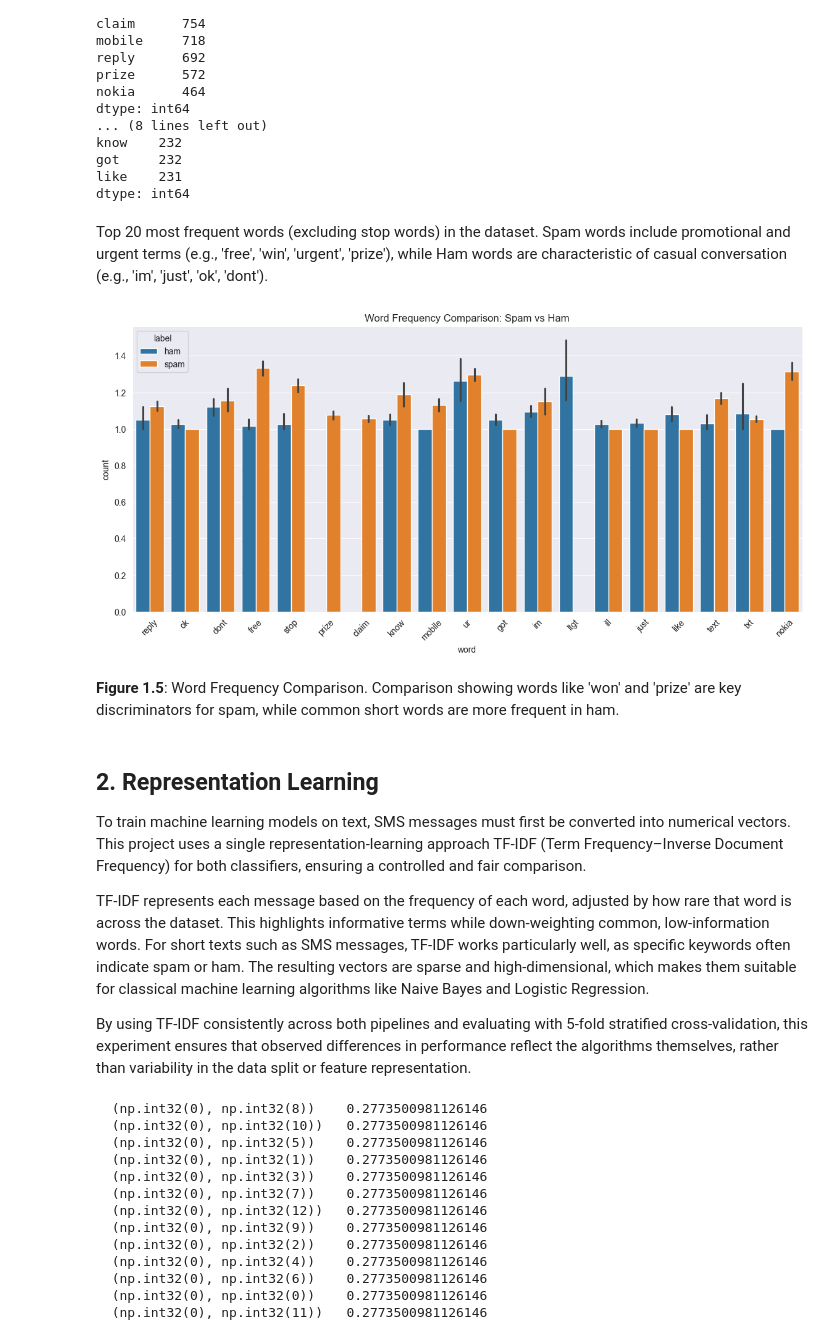
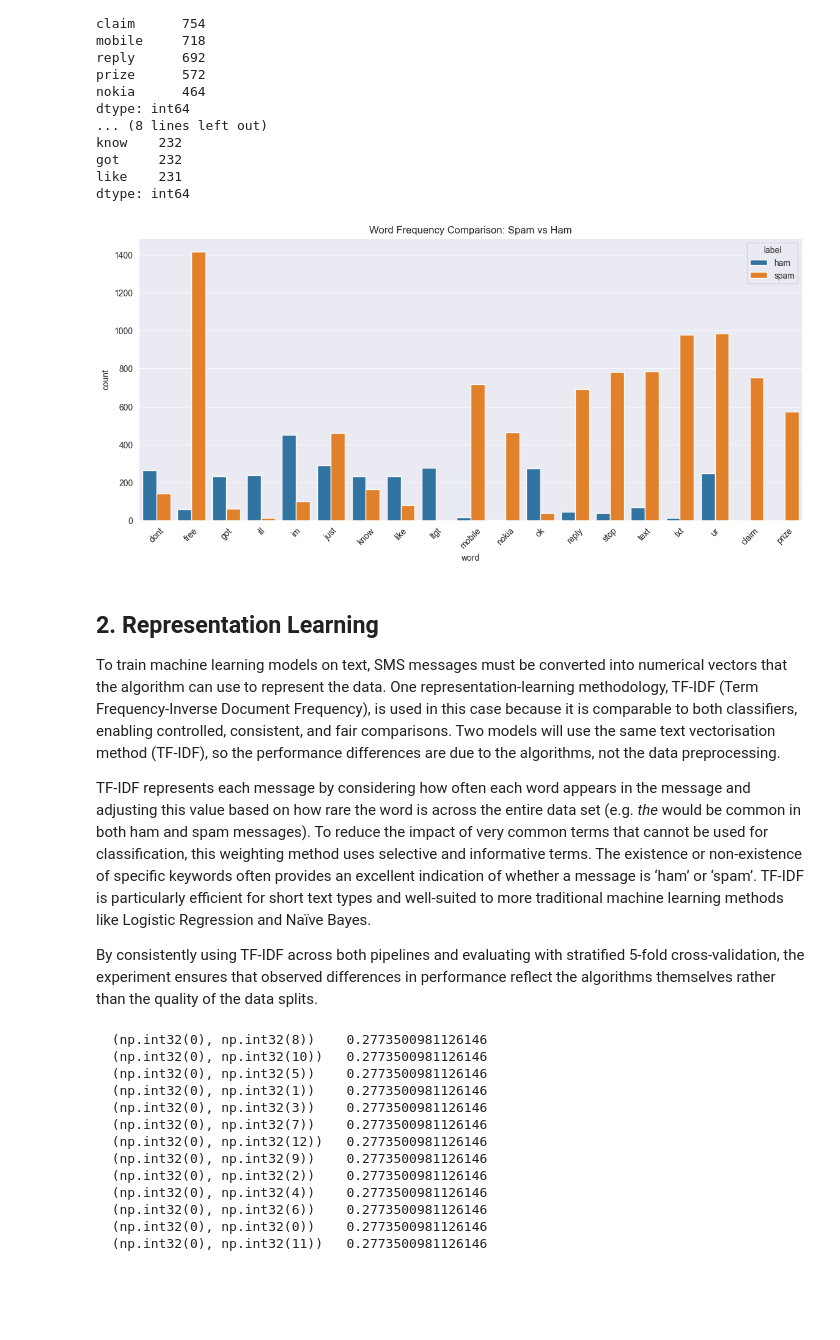
Before and after one commit to milenkirilov888/ce4145-natural-language-processing, a Jupyter notebook: coursework.ipynb, the cells around one changed output. Drawn from its saved outputs; the diff is of its cells as text; code cells hidden in the pictures; blank space fills up the shorter version.

```diff
--- a/coursework.ipynb
+++ b/coursework.ipynb
@@ -128,42 +123,45 @@ know    232
 got     232
 like    231
 dtype: int64
-# %% [markdown]
-Top 20 most frequent words (excluding stop words) in the dataset. Spam words include promotional and urgent terms (e.g., 'free', 'win', 'urgent', 'prize'), while Ham words are characteristic of casual conversation (e.g., 'im', 'just', 'ok', 'dont').
 # %%
 top_words = list(spam_words.index[:20]) + list(ham_words.index[:20])
 top_words = list(set(top_words))  # remove duplicates
 
 # keep label and top words for plot
 freq_df = df_counts[['label'] + top_words]
-
 freq_long = freq_df.melt(
     id_vars='label',
     var_name='word',
     value_name='count'
 )
-
 # keep only non-zero occurrences
 freq_long = freq_long[freq_long['count'] > 0]
 
-# plot word frequencies
-plt.figure(figsize=(14,6))
-sns.barplot(data=freq_long, x='word', y='count', hue='label')
+freq_summary = (
+    freq_long
+    .groupby(['label', 'word'])['count']
+    .sum()
+    .reset_index()
+)
+
+plt.figure(figsize=(14, 6))
+sns.barplot(data=freq_summary, x='word', y='count', hue='label')
 plt.title('Word Frequency Comparison: Spam vs Ham')
 plt.xticks(rotation=45)
 plt.show()
+
+
+# comparison showing words like 'won' and 'prize' are key discriminators for spam, while common short words are more frequent in ham.
 # %% [output]
-[figure, old version]
+[figure, new version]
-# %% [markdown]
-**Figure 1.5**: Word Frequency Comparison. Comparison showing words like 'won' and 'prize' are key discriminators for spam, while common short words are more frequent in ham.
 # %% [markdown]
 ## **2. Representation Learning**
 
-To train machine learning models on text, SMS messages must first be converted into numerical vectors. This project uses a single representation-learning approach TF-IDF (Term Frequency–Inverse Document Frequency) for both classifiers, ensuring a controlled and fair comparison.
+To train machine learning models on text, SMS messages must be converted into numerical vectors that the algorithm can use to represent the data. One representation-learning methodology, TF-IDF (Term Frequency-Inverse Document Frequency), is used in this case because it is comparable to both classifiers, enabling controlled, consistent, and fair comparisons. Two models will use the same text vectorisation method (TF-IDF), so the performance differences are due to the algorithms, not the data preprocessing.
 
-TF-IDF represents each message based on the frequency of each word, adjusted by how rare that word is across the dataset. This highlights informative terms while down-weighting common, low-information words. For short texts such as SMS messages, TF-IDF works particularly well, as specific keywords often indicate spam or ham. The resulting vectors are sparse and high-dimensional, which makes them suitable for classical machine learning algorithms like Naive Bayes and Logistic Regression.
+TF-IDF represents each message by considering how often each word appears in the message and adjusting this value based on how rare the word is across the entire data set (e.g. _the_ would be common in both ham and spam messages). To reduce the impact of very common terms that cannot be used for classification, this weighting method uses selective and informative terms. The existence or non-existence of specific keywords often provides an excellent indication of whether a message is ‘ham’ or ‘spam’. TF-IDF is particularly efficient for short text types and well-suited to more traditional machine learning methods like Logistic Regression and Naïve Bayes.
 
-By using TF-IDF consistently across both pipelines and evaluating with 5-fold stratified cross-validation, this experiment ensures that observed differences in performance reflect the algorithms themselves, rather than variability in the data split or feature representation.
+By consistently using TF-IDF across both pipelines and evaluating with stratified 5-fold cross-validation, the experiment ensures that observed differences in performance reflect the algorithms themselves rather than the quality of the data splits.
 # %%
 from sklearn.feature_extraction.text import TfidfVectorizer
 
```
Also changed, not shown: parts of 22 cells of this notebook.
